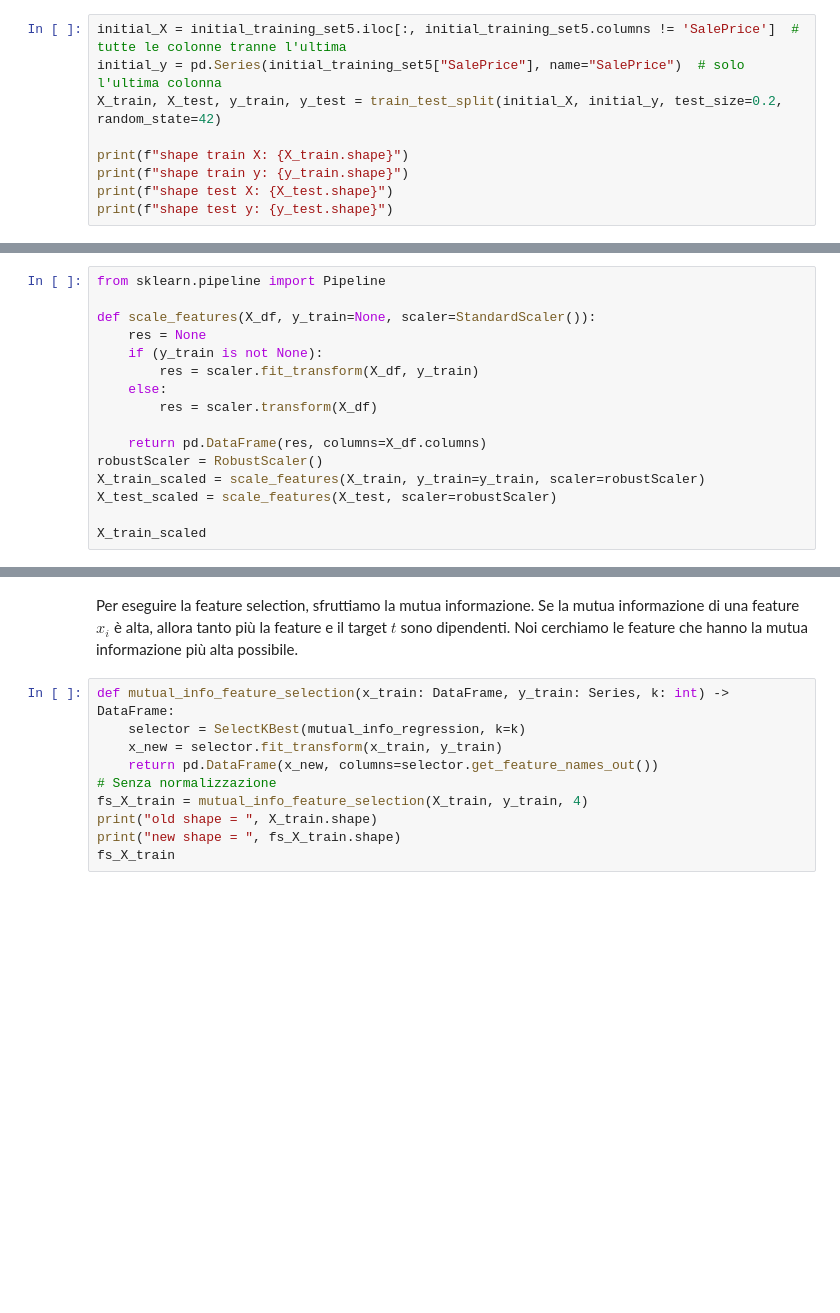
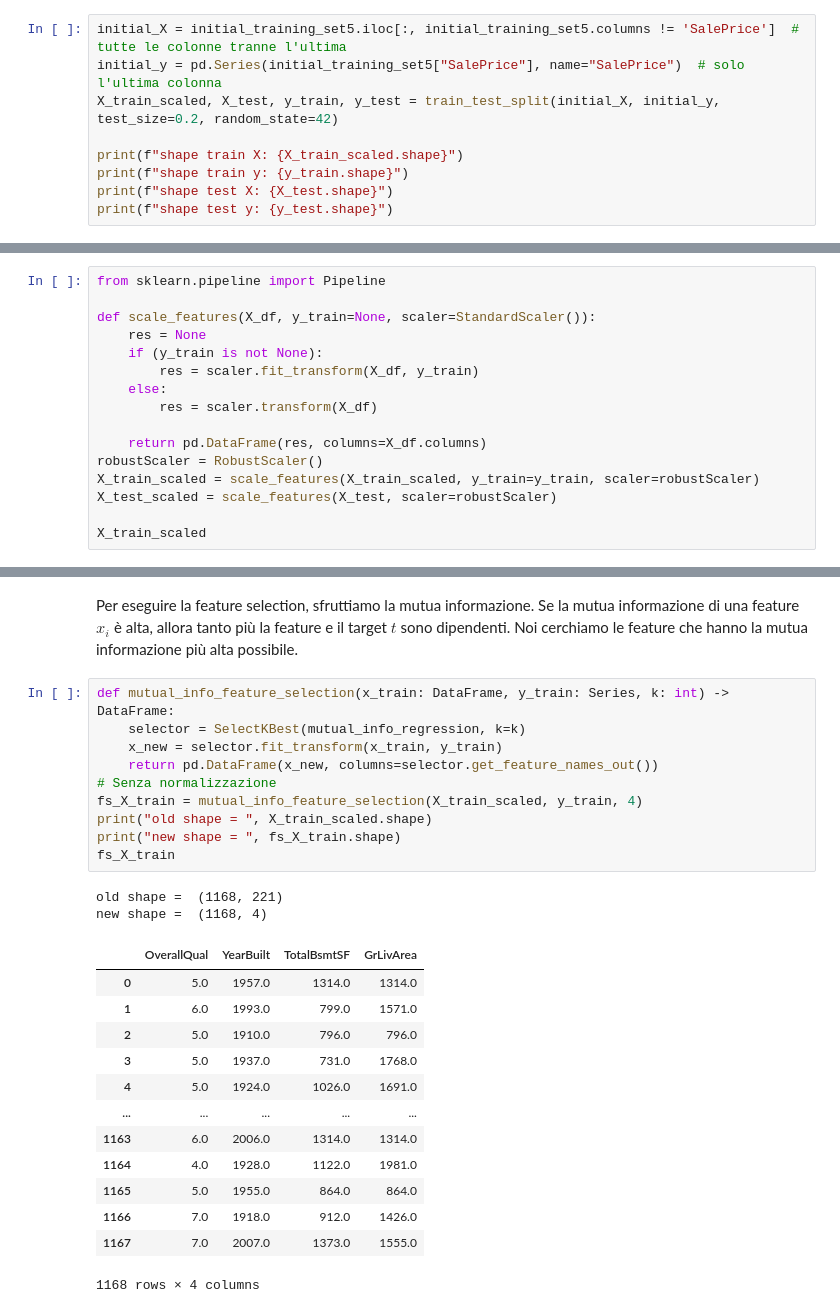
Before and after one commit to emelis-ptr/ProgettoML, a Jupyter notebook: code/notebook.ipynb, the cells around one changed output, grey strips where cells are left out. Saved outputs shown, nothing was run; the diff lists cells and outputs as text; blank space fills up the shorter version.

```diff
--- a/code/notebook.ipynb
+++ b/code/notebook.ipynb
@@ -570,9 +570,9 @@ Abbiamo quindi ridotto il numero di colonne da 232 a 222.
 # %%
 initial_X = initial_training_set5.iloc[:, initial_training_set5.columns != 'SalePrice']  # tutte le colonne tranne l'ultima
 initial_y = pd.Series(initial_training_set5["SalePrice"], name="SalePrice")  # solo l'ultima colonna
-X_train, X_test, y_train, y_test = train_test_split(initial_X, initial_y, test_size=0.2, random_state=42)
+X_train_scaled, X_test, y_train, y_test = train_test_split(initial_X, initial_y, test_size=0.2, random_state=42)
 
-print(f"shape train X: {X_train.shape}")
+print(f"shape train X: {X_train_scaled.shape}")
 print(f"shape train y: {y_train.shape}")
 print(f"shape test X: {X_test.shape}")
 print(f"shape test y: {y_test.shape}")
@@ -596,7 +596,7 @@ def scale_features(X_df, y_train=None, scaler=StandardScaler()):
 
     return pd.DataFrame(res, columns=X_df.columns)
 robustScaler = RobustScaler()
-X_train_scaled = scale_features(X_train, y_train=y_train, scaler=robustScaler)
+X_train_scaled = scale_features(X_train_scaled, y_train=y_train, scaler=robustScaler)
 X_test_scaled = scale_features(X_test, scaler=robustScaler)
 
 X_train_scaled
@@ -621,12 +621,28 @@ Per eseguire la feature selection, sfruttiamo la mutua informazione. Se la mutua
 # %%
 def mutual_info_feature_selection(x_train: DataFrame, y_train: Series, k: int) -> DataFrame:
     selector = SelectKBest(mutual_info_regression, k=k)
     x_new = selector.fit_transform(x_train, y_train)
     return pd.DataFrame(x_new, columns=selector.get_feature_names_out())
 # Senza normalizzazione
-fs_X_train = mutual_info_feature_selection(X_train, y_train, 4)
-print("old shape = ", X_train.shape)
+fs_X_train = mutual_info_feature_selection(X_train_scaled, y_train, 4)
+print("old shape = ", X_train_scaled.shape)
 print("new shape = ", fs_X_train.shape)
 fs_X_train
+# %% [output]
+old shape =  (1168, 221)
+new shape =  (1168, 4)
+|  | OverallQual | YearBuilt | TotalBsmtSF | GrLivArea |
+| 0 | 5.0 | 1957.0 | 1314.0 | 1314.0 |
+| 1 | 6.0 | 1993.0 | 799.0 | 1571.0 |
+| 2 | 5.0 | 1910.0 | 796.0 | 796.0 |
+| 3 | 5.0 | 1937.0 | 731.0 | 1768.0 |
+| 4 | 5.0 | 1924.0 | 1026.0 | 1691.0 |
+| ... | ... | ... | ... | ... |
+| 1163 | 6.0 | 2006.0 | 1314.0 | 1314.0 |
+| 1164 | 4.0 | 1928.0 | 1122.0 | 1981.0 |
+| 1165 | 5.0 | 1955.0 | 864.0 | 864.0 |
+| 1166 | 7.0 | 1918.0 | 912.0 | 1426.0 |
+| 1167 | 7.0 | 2007.0 | 1373.0 | 1555.0 |
+1168 rows × 4 columns
 # %%
 fs_X_train = mutual_info_feature_selection(X_train_scaled, y_train, 4)
```
Also changed, not shown: parts of 7 cells of this notebook.
